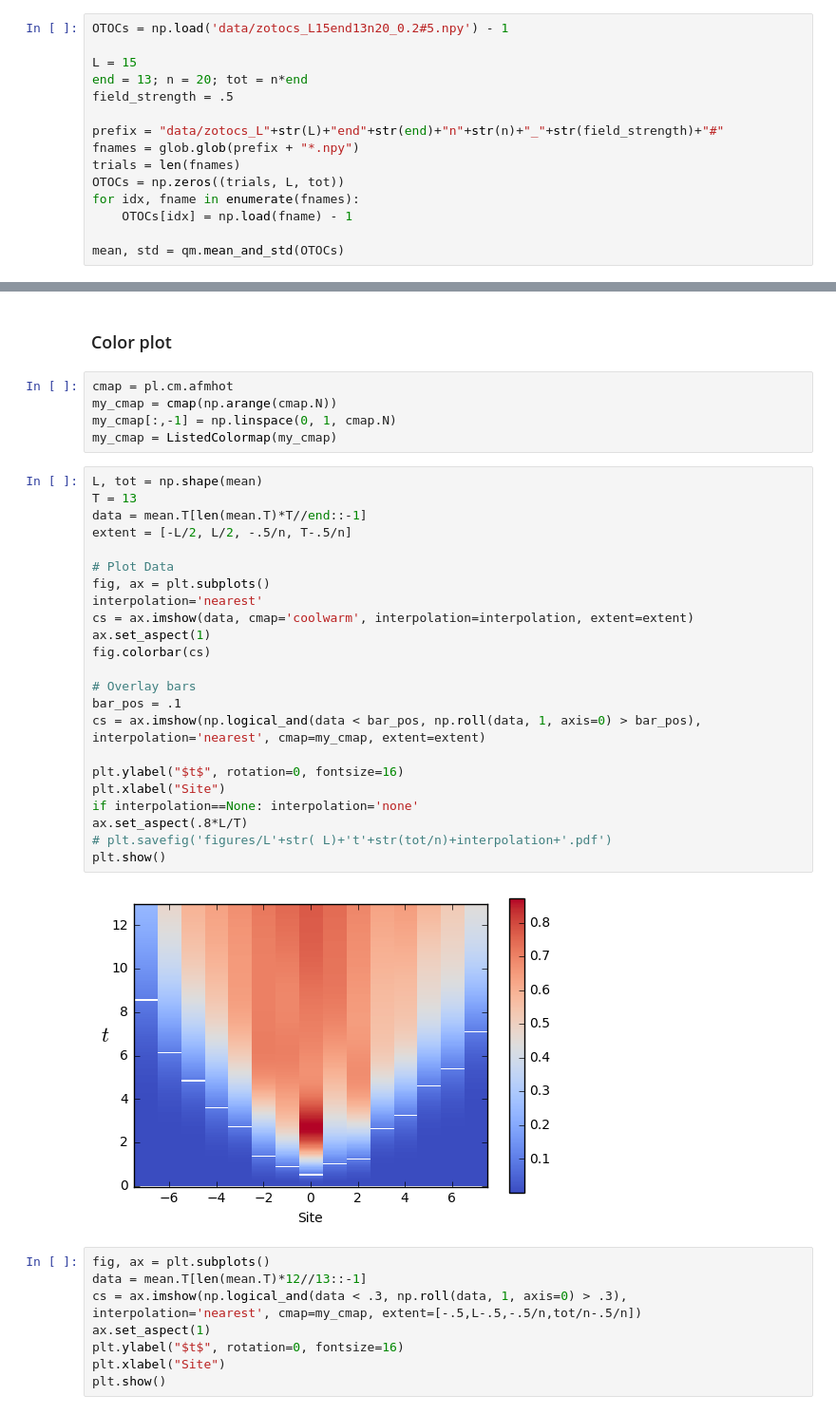
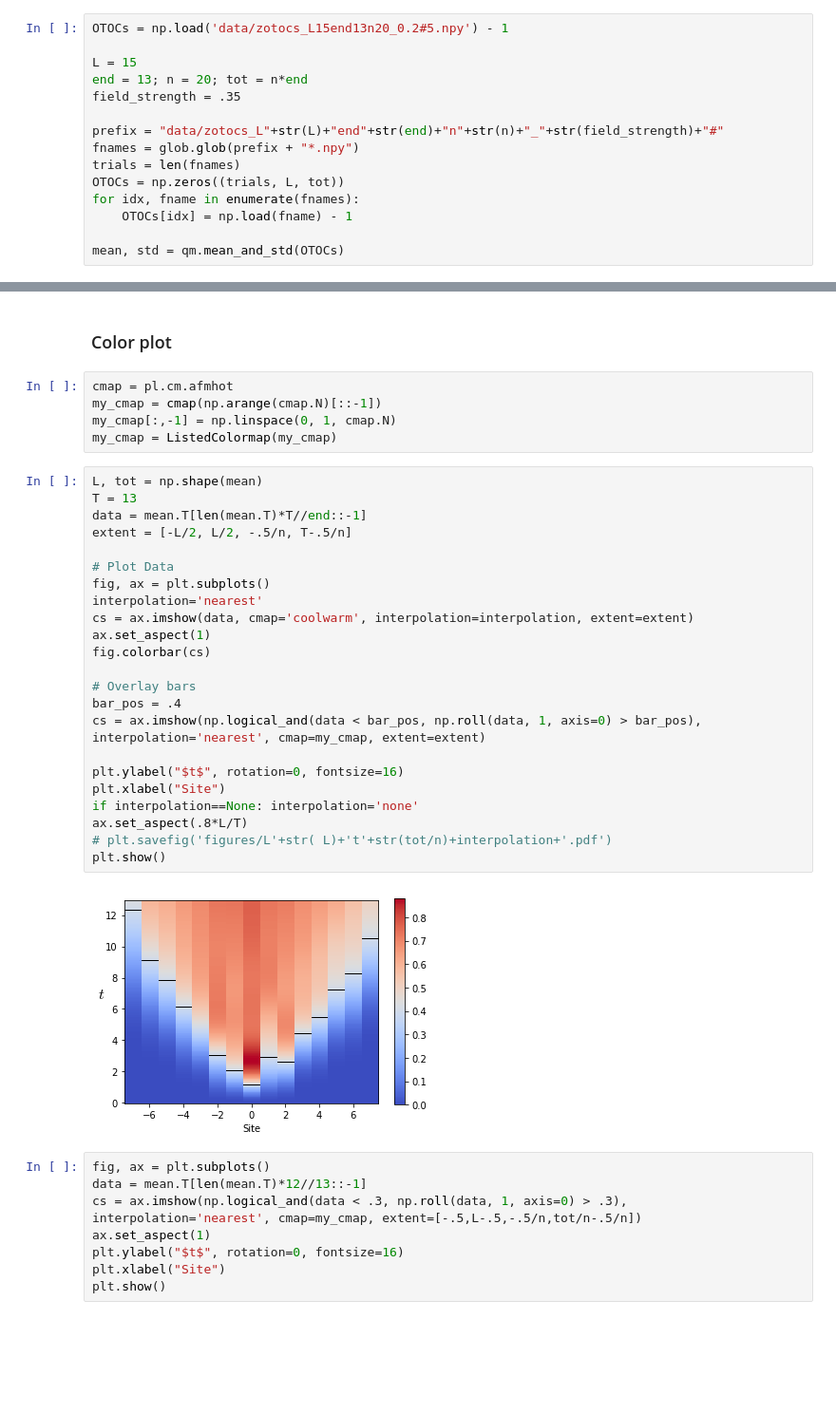
Before and after one commit to cnstahl/Asymmetric, a Jupyter notebook: python/Hamiltonian/Z OTOC color.ipynb, the cells around one changed output, grey strips where cells are left out. Shown at 95% size. Saved outputs shown, nothing was run; the diff lists cells and outputs as text; blank space fills up the shorter version.

```diff
--- a/python/Hamiltonian/Z OTOC color.ipynb
+++ b/python/Hamiltonian/Z OTOC color.ipynb
@@ -17,7 +17,7 @@ OTOCs = np.load('data/zotocs_L15end13n20_0.2#5.npy') - 1
 
 L = 15
 end = 13; n = 20; tot = n*end
-field_strength = .5
+field_strength = .35
 
 prefix = "data/zotocs_L"+str(L)+"end"+str(end)+"n"+str(n)+"_"+str(field_strength)+"#"
 fnames = glob.glob(prefix + "*.npy")
@@ -48,34 +48,34 @@ plt.show()
 ### Color plot
 # %%
 cmap = pl.cm.afmhot
-my_cmap = cmap(np.arange(cmap.N))
+my_cmap = cmap(np.arange(cmap.N)[::-1])
 my_cmap[:,-1] = np.linspace(0, 1, cmap.N)
 my_cmap = ListedColormap(my_cmap)
 # %%
 L, tot = np.shape(mean)
 T = 13
 data = mean.T[len(mean.T)*T//end::-1]
 extent = [-L/2, L/2, -.5/n, T-.5/n]
 
 # Plot Data
 fig, ax = plt.subplots()
 interpolation='nearest'
 cs = ax.imshow(data, cmap='coolwarm', interpolation=interpolation, extent=extent)
 ax.set_aspect(1)
 fig.colorbar(cs)
 
 # Overlay bars
-bar_pos = .1
+bar_pos = .4
 cs = ax.imshow(np.logical_and(data < bar_pos, np.roll(data, 1, axis=0) > bar_pos), interpolation='nearest', cmap=my_cmap, extent=extent)
 
 plt.ylabel("$t$", rotation=0, fontsize=16)
 plt.xlabel("Site")
 if interpolation==None: interpolation='none'
 ax.set_aspect(.8*L/T)
 # plt.savefig('figures/L'+str( L)+'t'+str(tot/n)+interpolation+'.pdf')
 plt.show()
 # %% [output]
-[figure, old version]
+[figure, new version]
 # %%
 fig, ax = plt.subplots()
 data = mean.T[len(mean.T)*12//13::-1]
```
Also changed, not shown: parts of 2 cells of this notebook, 8 other files.
